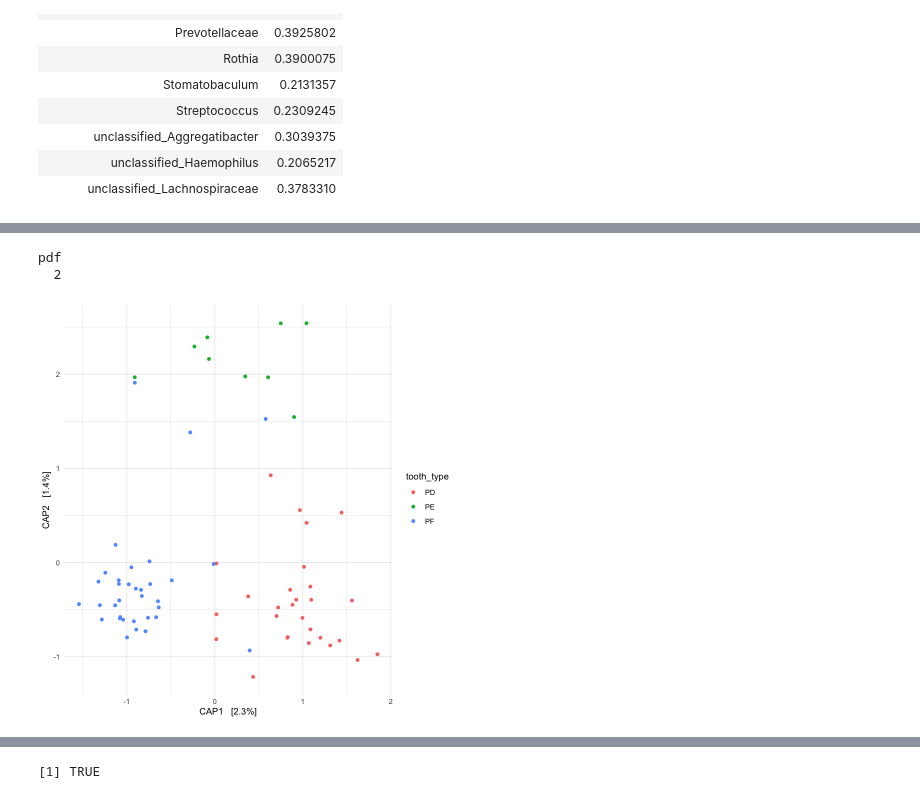
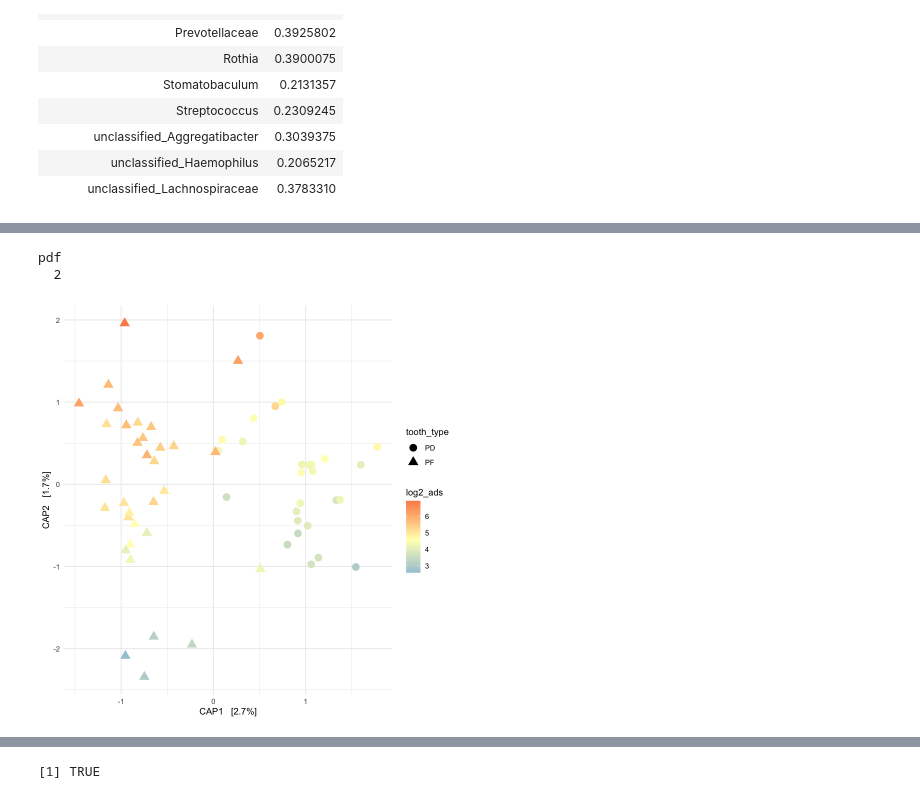
Before and after one commit to aemann01/ads_plaque, a Jupyter notebook: 04-rpoC_processing/diversity_analyses.ipynb, the cells around one changed output, grey strips where cells are left out. Cells and saved outputs as stored; diff of their text form; code cells hidden in the pictures.

```diff
--- a/04-rpoC_processing/diversity_analyses.ipynb
+++ b/04-rpoC_processing/diversity_analyses.ipynb
@@ -181,13 +203,19 @@ pdf
 # %%
+# only including PD and PF samples for now
+ps.dat <- subset_samples(ps.dat, tooth_type !="PE")
 # distance based redundancy analysis
-ordcap <- ordinate(ps.dat, "CAP", "bray", ~tooth_type)
+sample_data(ps.dat)$ads_nmol_min_mg_of_protein <- as.integer(sample_data(ps.dat)$ads_nmol_min_mg_of_protein)
+sample_data(ps.dat)$log2_ads <- log2(sample_data(ps.dat)$ads_nmol_min_mg_of_protein)
+
+ordcap <- ordinate(ps.dat, "CAP", "bray", ~ tooth_type + log2_ads)
 # add dummy variable to sample data as plot_ordination cannot handle only one metadata column
 sample_data(ps.dat)[ , 2] <- sample_data(ps.dat)[ ,1]
+mid <- median(sample_data(ps.dat)$log2_ads)
 pdf("img/capscale_plt.tooth_type.pdf")
-plot_ordination(ps.dat, ordcap, color="tooth_type") + theme_minimal()
+plot_ordination(ps.dat, ordcap, color="log2_ads", shape="tooth_type") + theme_minimal() + geom_point(size=4) + scale_color_gradient2(midpoint=mid, low="#91bfdb", mid="#ffffbf", high="#fc8d59")
 dev.off()
-plot_ordination(ps.dat, ordcap, color="tooth_type") + theme_minimal()
+plot_ordination(ps.dat, ordcap, color="log2_ads", shape="tooth_type") + theme_minimal() + geom_point(size=4) + scale_color_gradient2(midpoint=mid, low="#91bfdb", mid="#ffffbf", high="#fc8d59")
 # %% [output]
 pdf
   2
-[figure, old version]
+[figure, new version]
```
Also changed, not shown: parts of 14 cells of this notebook, 8 other files.
